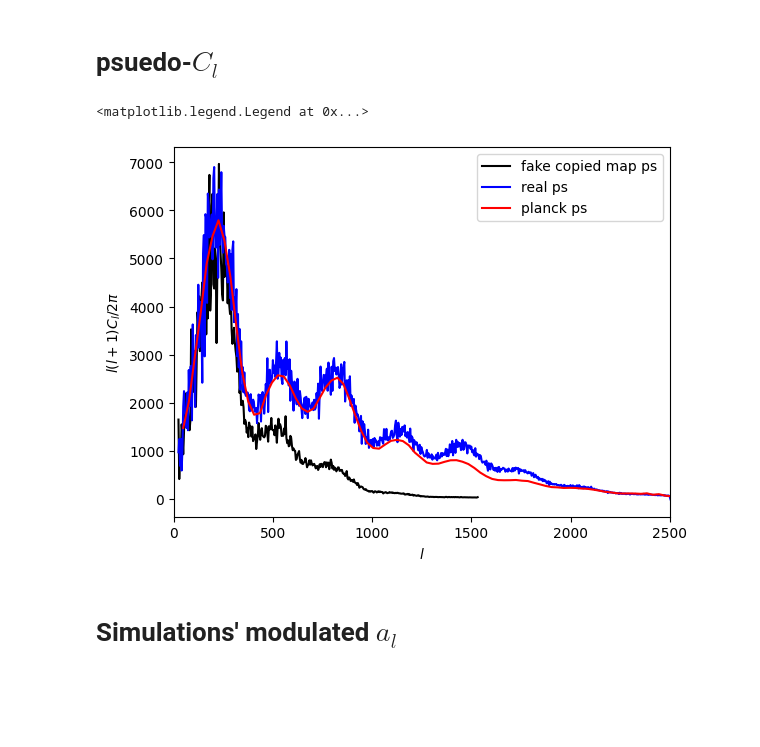
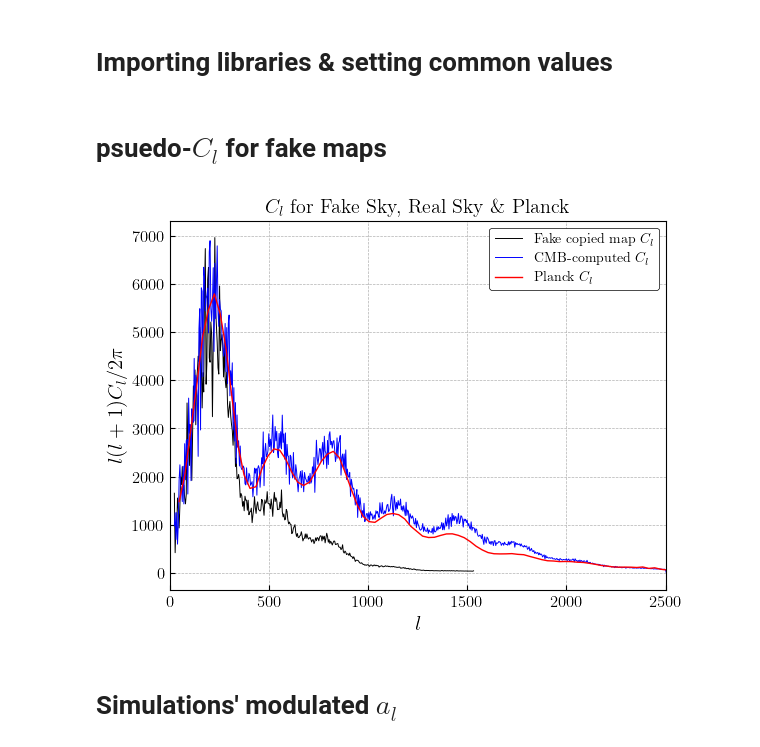
Before and after one commit to jamshidi3d/cmb_anomaly_detection, a Jupyter notebook: plotting.ipynb, the cells around one changed output. Saved outputs shown, nothing was run; the diff lists cells and outputs as text; code cells hidden in the pictures; blank space fills up the shorter version.

Commit message:
plots beautified

```diff
--- a/plotting.ipynb
+++ b/plotting.ipynb
@@ -1,37 +1,59 @@
+# %% [markdown]
+# Importing libraries & setting common values
+# %%
+import numpy as np
+import matplotlib.pyplot as plt
+import matplotlib.colors as colors
+import matplotlib.cm as cmx
+from matplotlib.lines import Line2D
+
+plt.rcParams['text.usetex'] = True
+plt.rc('font', family='serif')
+plt.rc('legend', facecolor='white', edgecolor='k', framealpha=1)
+plt.rcParams['xtick.major.size'] = 3.5
+plt.rcParams['ytick.major.size'] = 3.5
+plt.rcParams['xtick.labelsize'] = 12
+plt.rcParams['ytick.labelsize'] = 12
+
+def custom_save_fig(fig, fname):
+    for ftype in ['.png', '.pdf']:
+        fig.savefig('./output/'+ fname + ftype, facecolor=(1,1,1,0), transparent=True, dpi=300)
+# plt.rcParams.keys()
 # %% [markdown]
-# psuedo-$C_l$
+# psuedo-$C_l$ for fake maps
 # %%
-import numpy as np
-import matplotlib.pyplot as plt
 
 ell_cl = np.loadtxt('./output/copied_psuedo_cl.txt')
 r_ell_cl = np.loadtxt('./output/psuedo_cl.txt') # real map
-p_ell_dl = np.loadtxt('./output/planck_powerspec.txt') # planck map
+planck_ell_dl = np.loadtxt('./output/planck_powerspec.txt') # planck map
 
+with plt.style.context('bmh'):
+    fig, ax = plt.subplots()
+    first_l = 5
 
-fig, ax = plt.subplots()
-first_l = 5
+    ell     = ell_cl[first_l:, 0]
+    r_ell   = r_ell_cl[first_l:, 0]
 
-ell     = ell_cl[first_l:, 0]
-r_ell   = r_ell_cl[first_l:, 0]
+    Cl      = ell_cl[first_l:, 1]
+    r_Cl    = r_ell_cl[first_l:, 1]
 
-Cl      = ell_cl[first_l:, 1]
-r_Cl    = r_ell_cl[first_l:, 1]
-
-Dl      = ell * (ell + 1) * Cl / 2 / np.pi
-r_Dl    = r_ell * (r_ell + 1) * r_Cl / 2 / np.pi
-# ax.set_xscale('log')
-ax.set_xlabel(r'$l$')
-ax.set_ylabel(r'$l (l+1) C_l / 2 \pi$')
-ax.plot(ell, Dl, '-k')
-ax.plot(r_ell, r_Dl, '-b')
-ax.plot(p_ell_dl[:,0], p_ell_dl[:,1], '-r')
-ax.set_xlim(0, 2500)
-# print(f"ell: \n{ell[:-1]}")
-ax.legend(['fake copied map ps', 'real ps', 'planck ps'])
+    fake_Dl      = ell * (ell + 1) * Cl / 2 / np.pi
+    cmb_Dl    = r_ell * (r_ell + 1) * r_Cl / 2 / np.pi
+    # ax.set_xscale('log')
+    ax.set_xlabel(r'$l$',size=15)
+    ax.set_ylabel(r'$l (l+1) C_l / 2 \pi$',size=15)
+    ax.plot(ell, fake_Dl, '-k', linewidth=0.7)
+    ax.plot(r_ell, cmb_Dl, '-b', linewidth=0.7)
+    ax.plot(planck_ell_dl[:,0], planck_ell_dl[:,1], '-r', linewidth=1)
+    ax.set_xlim(0, 2500)
+    ax.set_title(r'$C_l$ {for Fake Sky, Real Sky \& Planck}')
+    # ax.grid(False)
+    ax.set_facecolor('white')
+    ax.legend([r'Fake copied map $C_l$', r'CMB-computed $C_l$', r'Planck $C_l$'])
+    for spine in ax.spines.keys(): ax.spines[spine].set_color('k')
+plt.show()
 # %% [output]
-<matplotlib.legend.Legend at 0x...>
-[figure, old version]
+[figure, new version]
 # %% [markdown]
 # Simulations' modulated $a_l$
 # %%
```
Also changed, not shown: parts of 11 cells of this notebook, 1 other file.
